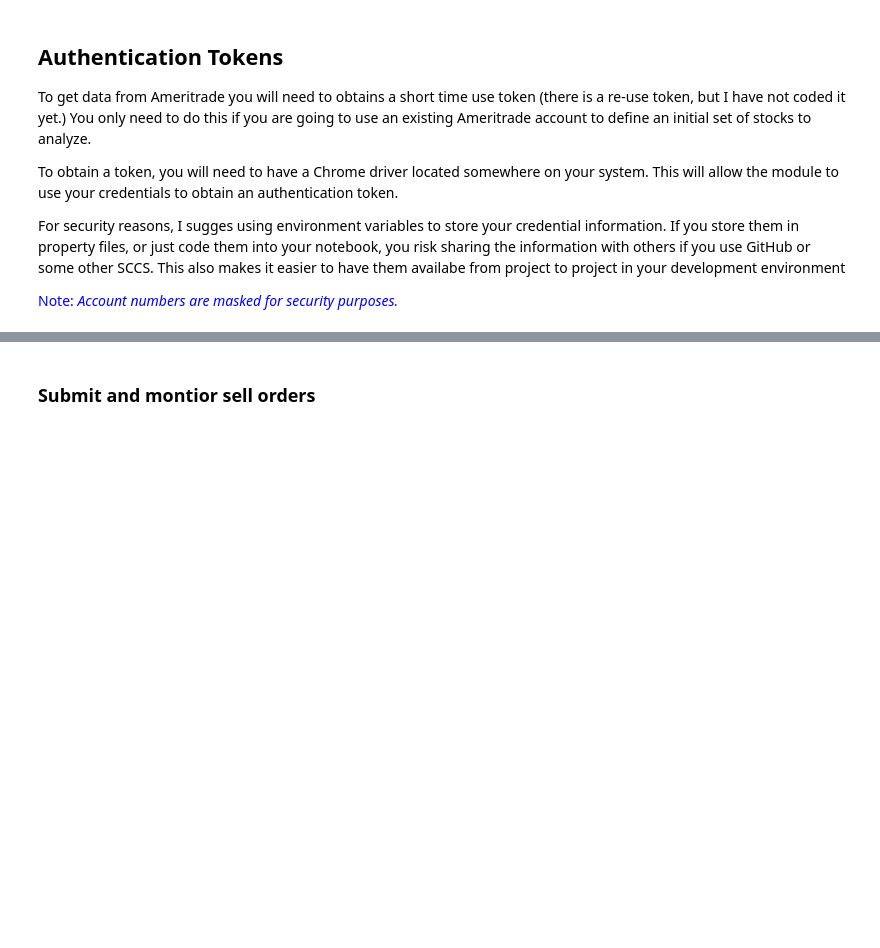
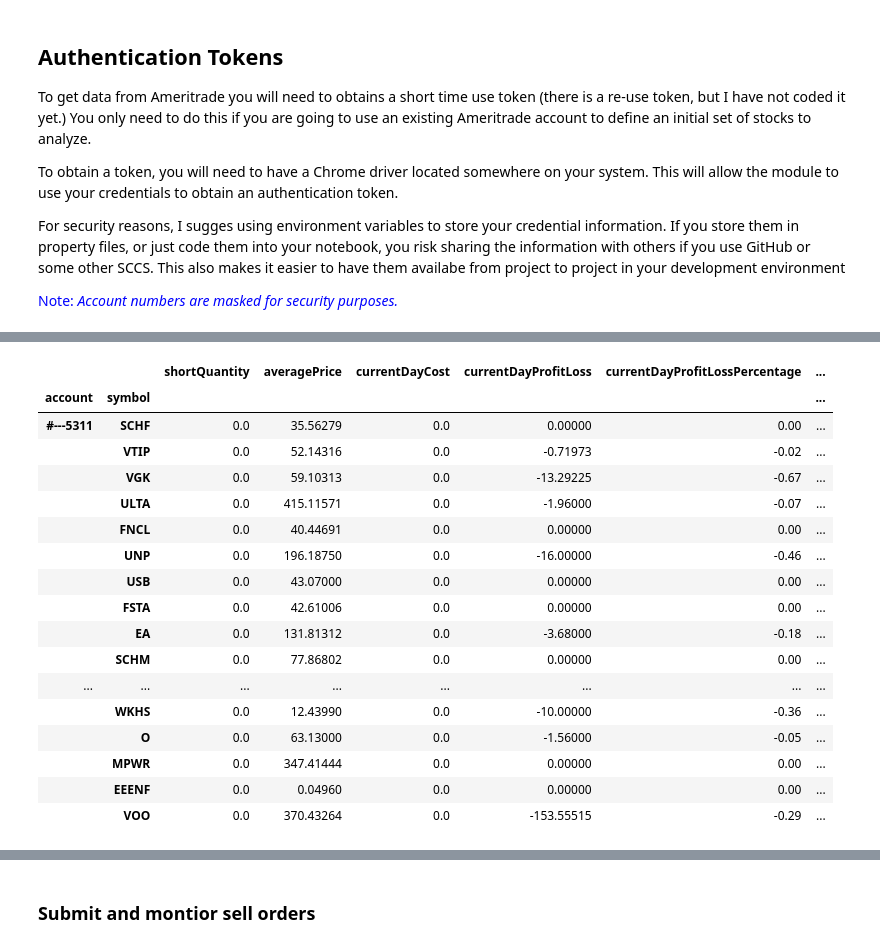
Before and after one commit to nmaiorana/svi-trading-tools, a Jupyter notebook: portfolio_ira_adjust_holdings.ipynb, the cells around one changed output, grey strips where cells are left out. Saved outputs shown, nothing was run; the diff lists cells and outputs as text; code cells hidden in the pictures; blank space fills up the shorter version.

```diff
--- a/portfolio_ira_adjust_holdings.ipynb
+++ b/portfolio_ira_adjust_holdings.ipynb
@@ -223,0 +196,8 @@ Driver [C:\Users\HP-Z440\.wdm\drivers\chromedriver\win32\107.0.5304.62\chromedri
+# %%
+logger.info(f'TRADE_DATE|{datetime.today()}')
+
+# Specific Portfolio Account
+equity_investments_df = td_ameritrade.get_account_portfolio_data(masked_account_number, investment_type='EQUITY')
+logger.info('Full Equity Portfolio:')
+display(equity_investments_df)
+# %% [output]
@@ -224,2 +206,20 @@ Driver [C:\Users\HP-Z440\.wdm\drivers\chromedriver\win32\107.0.5304.62\chromedri
+|  |  | shortQuantity | averagePrice | currentDayCost | currentDayProfitLoss | currentDayProfitLossPercentage | ... |
+| account | symbol |  |  |  |  |  | ... |
+| #---5311 | SCHF | 0.0 | 35.56279 | 0.0 | 0.00000 | 0.00 | ... |
+|  | VTIP | 0.0 | 52.14316 | 0.0 | -0.71973 | -0.02 | ... |
+|  | VGK | 0.0 | 59.10313 | 0.0 | -13.29225 | -0.67 | ... |
+|  | ULTA | 0.0 | 415.11571 | 0.0 | -1.96000 | -0.07 | ... |
+|  | FNCL | 0.0 | 40.44691 | 0.0 | 0.00000 | 0.00 | ... |
+|  | UNP | 0.0 | 196.18750 | 0.0 | -16.00000 | -0.46 | ... |
+|  | USB | 0.0 | 43.07000 | 0.0 | 0.00000 | 0.00 | ... |
+|  | FSTA | 0.0 | 42.61006 | 0.0 | 0.00000 | 0.00 | ... |
+|  | EA | 0.0 | 131.81312 | 0.0 | -3.68000 | -0.18 | ... |
+|  | SCHM | 0.0 | 77.86802 | 0.0 | 0.00000 | 0.00 | ... |
+| ... | ... | ... | ... | ... | ... | ... | ... |
+|  | WKHS | 0.0 | 12.43990 | 0.0 | -10.00000 | -0.36 | ... |
+|  | O | 0.0 | 63.13000 | 0.0 | -1.56000 | -0.05 | ... |
+|  | MPWR | 0.0 | 347.41444 | 0.0 | 0.00000 | 0.00 | ... |
+|  | EEENF | 0.0 | 0.04960 | 0.0 | 0.00000 | 0.00 | ... |
+|  | VOO | 0.0 | 370.43264 | 0.0 | -153.55515 | -0.29 | ... |
 # %%
 long_term_stocks = default_config['long_term_stocks'].split()
```
Also changed, not shown: parts of 21 cells of this notebook, 5 other files.
